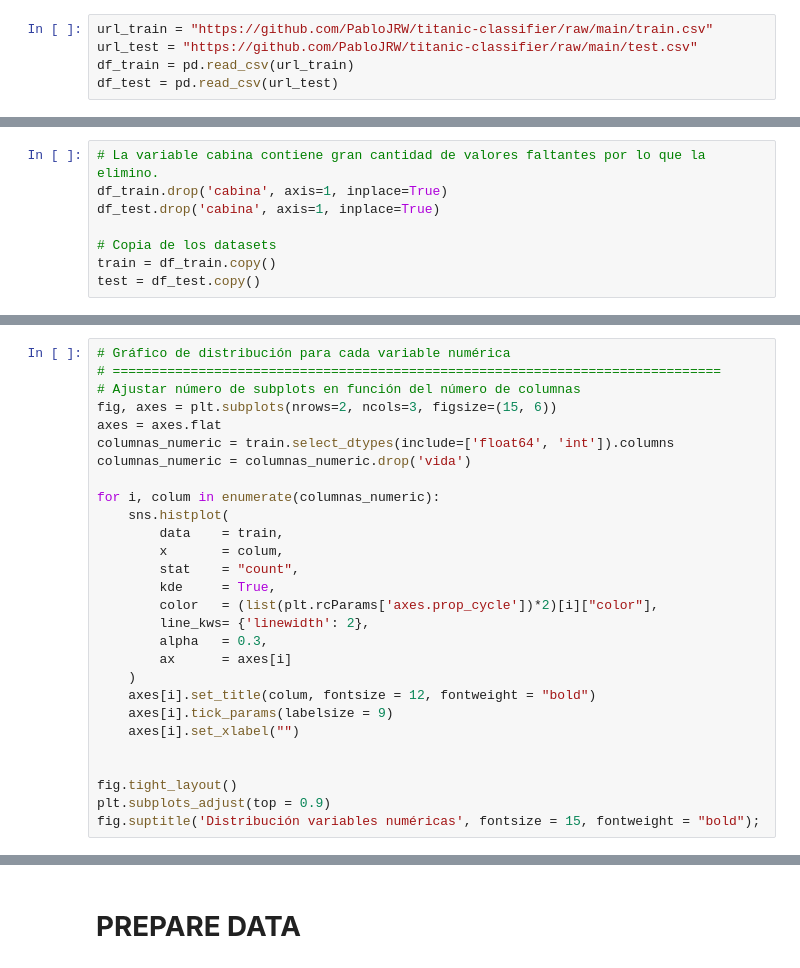
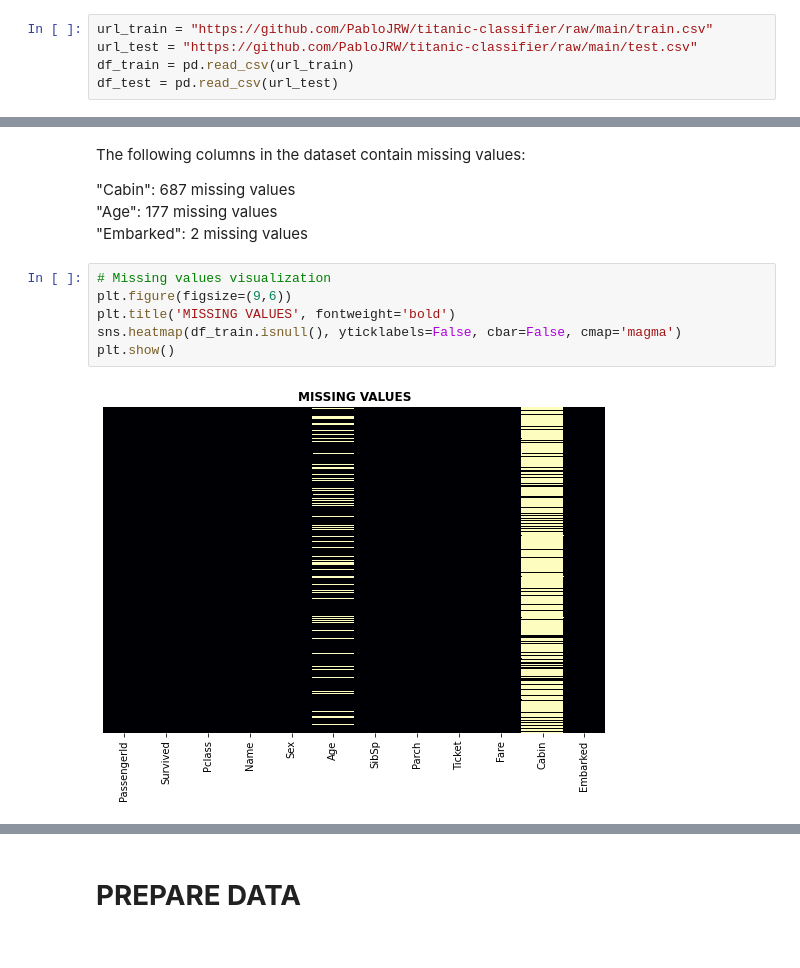
Before and after one commit to PabloJRW/titanic-classifier, a Jupyter notebook: Titanic.ipynb, the cells around one changed output, grey strips where cells are left out. Cells and saved outputs as stored; diff of their text form.

```diff
--- a/Titanic.ipynb
+++ b/Titanic.ipynb
@@ -130,8 +58,0 @@ plt.show()
-# %%
-# La variable cabina contiene gran cantidad de valores faltantes por lo que la elimino.
-df_train.drop('cabina', axis=1, inplace=True)
-df_test.drop('cabina', axis=1, inplace=True)
-
-# Copia de los datasets
-train = df_train.copy()
-test = df_test.copy()
@@ -227,28 +58,0 @@ train.select_dtypes(include=["float64", "int"]).describe()
-# %%
-# Gráfico de distribución para cada variable numérica
-# ==============================================================================
-# Ajustar número de subplots en función del número de columnas
-fig, axes = plt.subplots(nrows=2, ncols=3, figsize=(15, 6))
-axes = axes.flat
-columnas_numeric = train.select_dtypes(include=['float64', 'int']).columns
-columnas_numeric = columnas_numeric.drop('vida')
-
-for i, colum in enumerate(columnas_numeric):
-    sns.histplot(
-        data    = train,
-        x       = colum,
-        stat    = "count",
-        kde     = True,
-        color   = (list(plt.rcParams['axes.prop_cycle'])*2)[i]["color"],
-        line_kws= {'linewidth': 2},
-        alpha   = 0.3,
-        ax      = axes[i]
-    )
-    axes[i].set_title(colum, fontsize = 12, fontweight = "bold")
-    axes[i].tick_params(labelsize = 9)
-    axes[i].set_xlabel("")
-
-
-fig.tight_layout()
-plt.subplots_adjust(top = 0.9)
-fig.suptitle('Distribución variables numéricas', fontsize = 15, fontweight = "bold");
@@ -627,0 +106,14 @@ plt.show()
+# %% [markdown]
+The following columns in the dataset contain missing values:
+
+"Cabin": 687 missing values <br>
+"Age": 177 missing values<br>
+"Embarked": 2 missing values
+# %%
+# Missing values visualization
+plt.figure(figsize=(9,6))
+plt.title('MISSING VALUES', fontweight='bold')
+sns.heatmap(df_train.isnull(), yticklabels=False, cbar=False, cmap='magma')
+plt.show()
+# %% [output]
+[figure, added]
```
Also changed, not shown: parts of 95 cells of this notebook.
